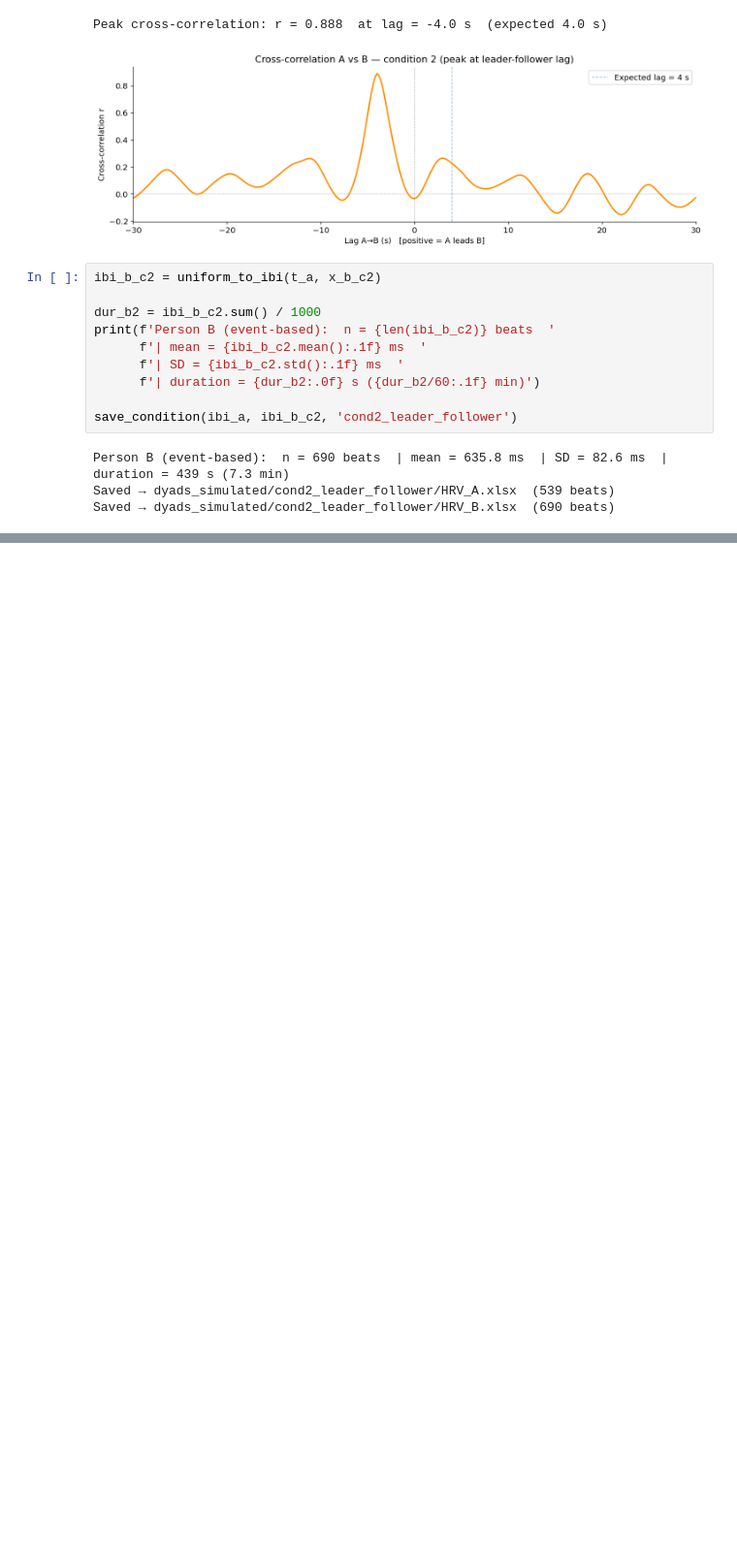
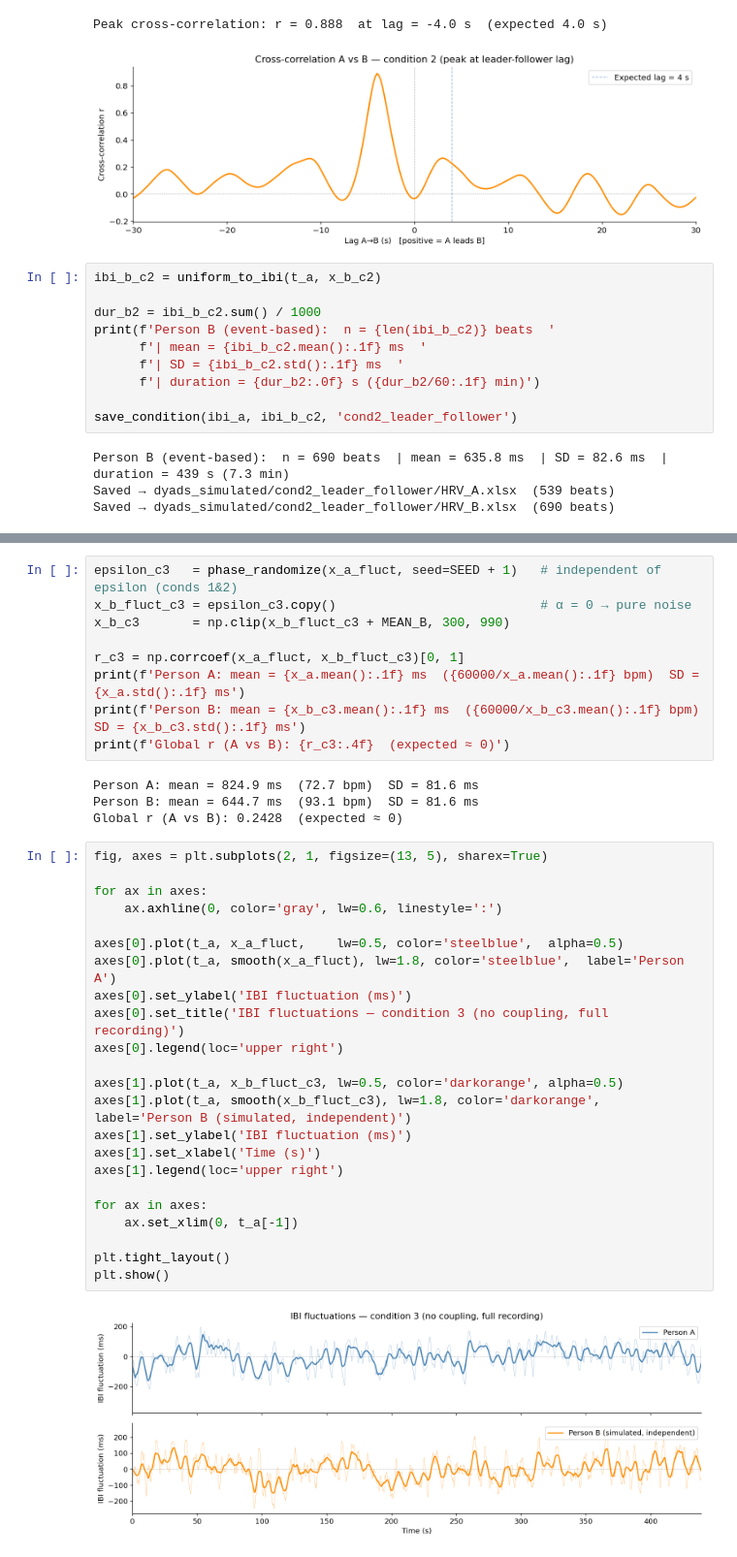
Before and after one commit to wunderwald/wx, a Jupyter notebook: simulated_data/simulated_data.ipynb, the cells around one changed output, grey strips where cells are left out. Shown at 97% size. Drawn from its saved outputs; the diff is of its cells as text; blank space fills up the shorter version.

```diff
--- a/simulated_data/simulated_data.ipynb
+++ b/simulated_data/simulated_data.ipynb
@@ -564,0 +578,38 @@ Saved → dyads_simulated/cond2_leader_follower/HRV_B.xlsx  (690 beats)
+# %%
+epsilon_c3   = phase_randomize(x_a_fluct, seed=SEED + 1)   # independent of epsilon (conds 1&2)
+x_b_fluct_c3 = epsilon_c3.copy()                           # α = 0 → pure noise
+x_b_c3       = np.clip(x_b_fluct_c3 + MEAN_B, 300, 990)
+
+r_c3 = np.corrcoef(x_a_fluct, x_b_fluct_c3)[0, 1]
+print(f'Person A: mean = {x_a.mean():.1f} ms  ({60000/x_a.mean():.1f} bpm)  SD = {x_a.std():.1f} ms')
+print(f'Person B: mean = {x_b_c3.mean():.1f} ms  ({60000/x_b_c3.mean():.1f} bpm)  SD = {x_b_c3.std():.1f} ms')
+print(f'Global r (A vs B): {r_c3:.4f}  (expected ≈ 0)')
+# %% [output]
+Person A: mean = 824.9 ms  (72.7 bpm)  SD = 81.6 ms
+Person B: mean = 644.7 ms  (93.1 bpm)  SD = 81.6 ms
+Global r (A vs B): 0.2428  (expected ≈ 0)
+# %%
+fig, axes = plt.subplots(2, 1, figsize=(13, 5), sharex=True)
+
+for ax in axes:
+    ax.axhline(0, color='gray', lw=0.6, linestyle=':')
+
+axes[0].plot(t_a, x_a_fluct,    lw=0.5, color='steelblue',  alpha=0.5)
+axes[0].plot(t_a, smooth(x_a_fluct), lw=1.8, color='steelblue',  label='Person A')
+axes[0].set_ylabel('IBI fluctuation (ms)')
+axes[0].set_title('IBI fluctuations — condition 3 (no coupling, full recording)')
+axes[0].legend(loc='upper right')
+
+axes[1].plot(t_a, x_b_fluct_c3, lw=0.5, color='darkorange', alpha=0.5)
+axes[1].plot(t_a, smooth(x_b_fluct_c3), lw=1.8, color='darkorange', label='Person B (simulated, independent)')
+axes[1].set_ylabel('IBI fluctuation (ms)')
+axes[1].set_xlabel('Time (s)')
+axes[1].legend(loc='upper right')
+
+for ax in axes:
+    ax.set_xlim(0, t_a[-1])
+
+plt.tight_layout()
+plt.show()
+# %% [output]
+[figure, added]
```
Also changed, not shown: parts of 10 cells of this notebook, 5 other files.
